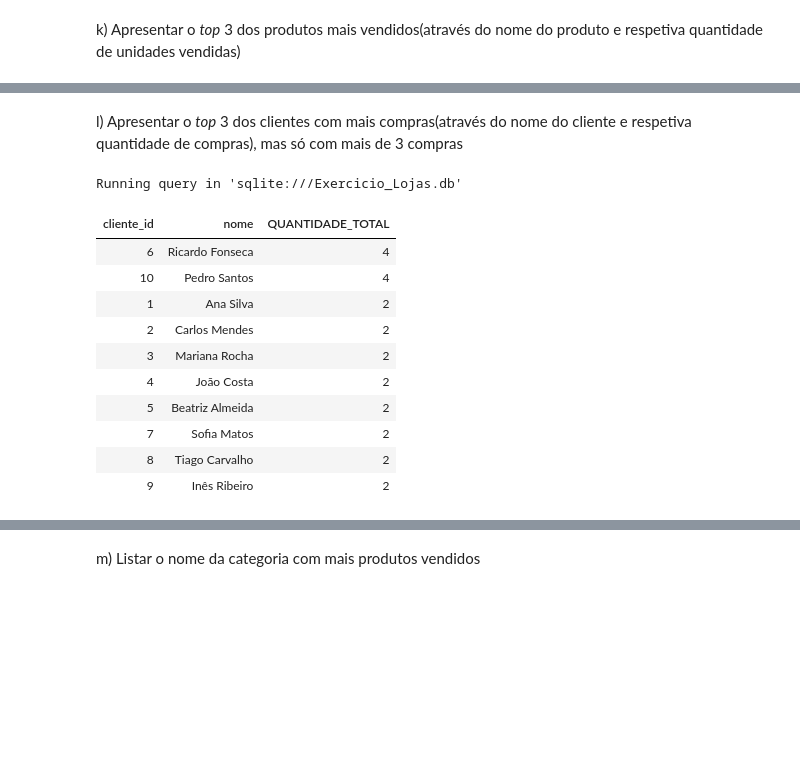
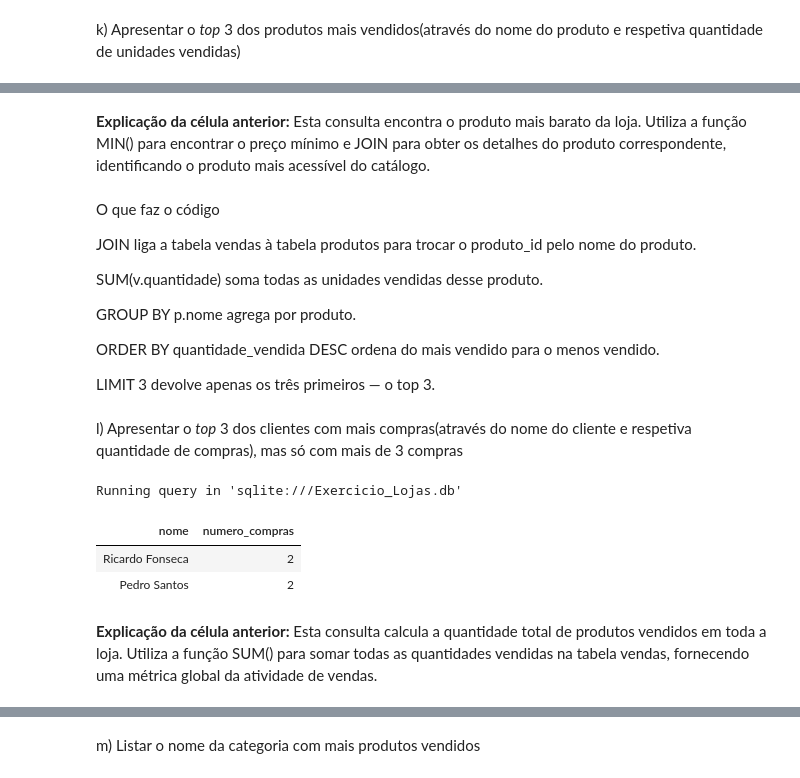
Before and after one commit to jpedrodias/FundamentosSQL, a Jupyter notebook: Week03/Exercicio_Lojas.ipynb, the cells around one changed output, grey strips where cells are left out. Saved outputs shown, nothing was run; the diff lists cells and outputs as text; code cells hidden in the pictures; blank space fills up the shorter version.

```diff
--- a/Week03/Exercicio_Lojas.ipynb
+++ b/Week03/Exercicio_Lojas.ipynb
@@ -992,23 +1107,36 @@ k) Apresentar o *top* 3 dos produtos mais vendidos(através do nome do produto e
+# %% [markdown]
+**Explicação da célula anterior:**
+Esta consulta encontra o produto mais barato da loja. Utiliza a função MIN() para encontrar o preço mínimo e JOIN para obter os detalhes do produto correspondente, identificando o produto mais acessível do catálogo.
+# %% [markdown]
+O que faz o código
+
+JOIN liga a tabela vendas à tabela produtos para trocar o produto_id pelo nome do produto.
+
+SUM(v.quantidade) soma todas as unidades vendidas desse produto.
+
+GROUP BY p.nome agrega por produto.
+
+ORDER BY quantidade_vendida DESC ordena do mais vendido para o menos vendido.
+
+LIMIT 3 devolve apenas os três primeiros — o top 3.
 # %% [markdown]
 l) Apresentar o *top* 3 dos clientes com mais compras(através do nome do cliente e respetiva quantidade de compras), mas só com mais de 3 compras
 # %%
 %%sql
-SELECT v.cliente_id, c.nome, COUNT(*) AS "QUANTIDADE_TOTAL"
-FROM vendas v, clientes c
-WHERE v.cliente_id = c.id
-GROUP BY v.cliente_id, c.nome
-HAVING COUNT(*) IN (SELECT DISTINCT COUNT(*) AS QUANTIDADE FROM vendas GROUP BY cliente_id ORDER BY QUANTIDADE DESC LIMIT 3)
-ORDER BY "QUANTIDADE_TOTAL" DESC;
+-- clientes que compraram mais de 1 produto
+SELECT  c.nome,
+        COUNT(v.id) AS numero_compras
+FROM    vendas   v
+JOIN    clientes c  ON c.id = v.cliente_id
+GROUP BY c.nome
+HAVING COUNT(v.id) > 1
+ORDER BY numero_compras DESC
+LIMIT 3;
 # %% [output]
 Running query in 'sqlite:///Exercicio_Lojas.db'
-| cliente_id | nome | QUANTIDADE_TOTAL |
-| 6 | Ricardo Fonseca | 4 |
-| 10 | Pedro Santos | 4 |
-| 1 | Ana Silva | 2 |
-| 2 | Carlos Mendes | 2 |
-| 3 | Mariana Rocha | 2 |
-| 4 | João Costa | 2 |
-| 5 | Beatriz Almeida | 2 |
-| 7 | Sofia Matos | 2 |
-| 8 | Tiago Carvalho | 2 |
-| 9 | Inês Ribeiro | 2 |
+| nome | numero_compras |
+| Ricardo Fonseca | 2 |
+| Pedro Santos | 2 |
+# %% [markdown]
+**Explicação da célula anterior:**
+Esta consulta calcula a quantidade total de produtos vendidos em toda a loja. Utiliza a função SUM() para somar todas as quantidades vendidas na tabela vendas, fornecendo uma métrica global da atividade de vendas.
```
Also changed, not shown: parts of 89 cells of this notebook, 2 other files.
